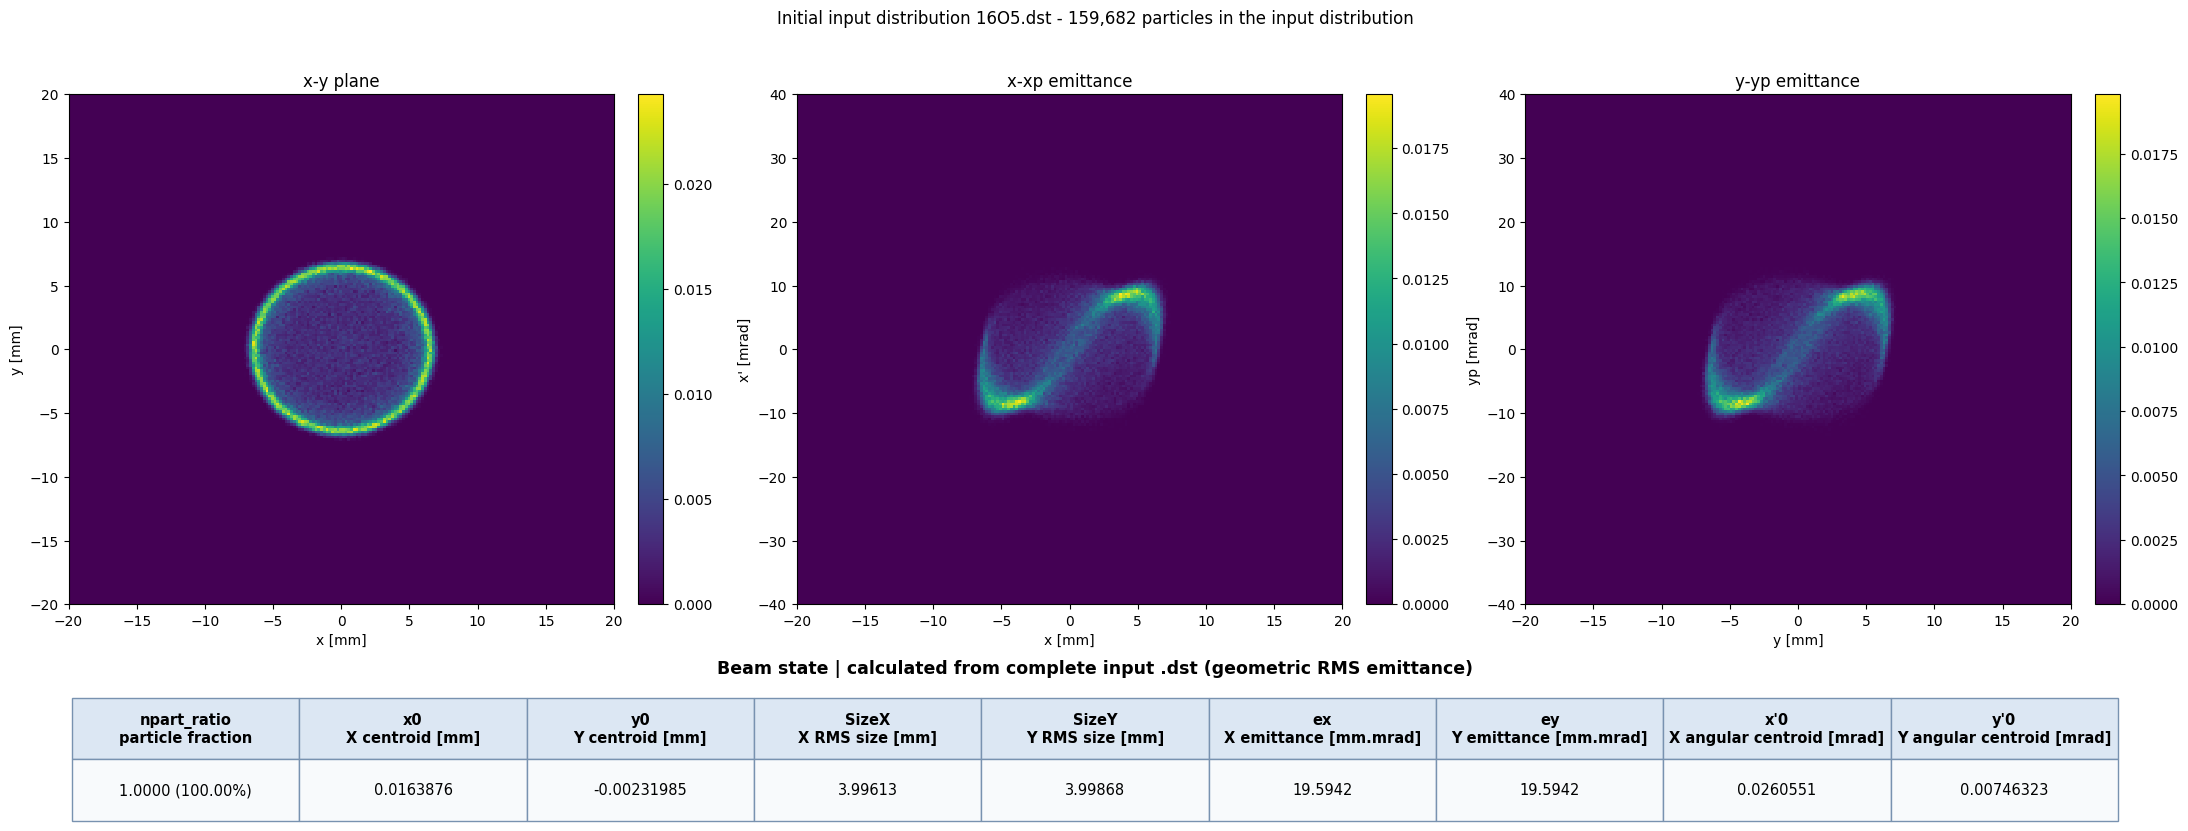
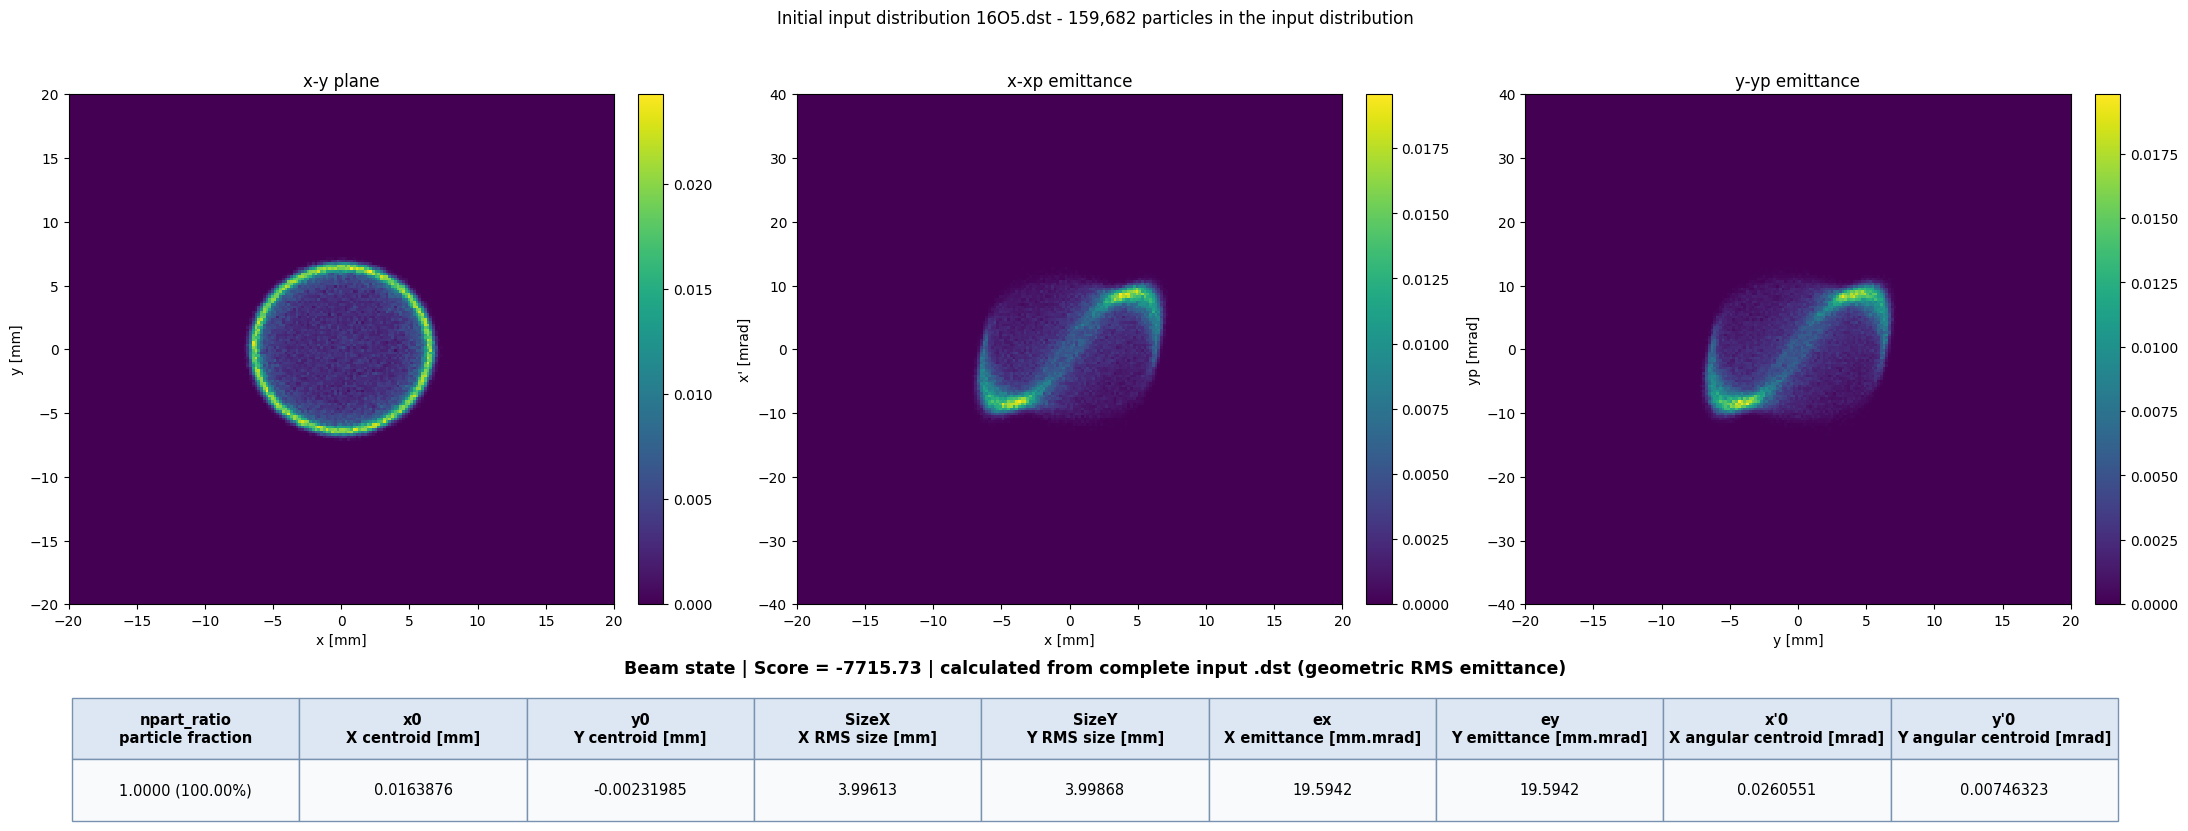
Unified diff of the notebook cell whose output changed from the first chart to the second:
--- before
+++ after
@@ -2,25 +2,4 @@
 # Input/output use readable endpoint titles; intermediate snapshots use their calc filename.
 saved_distribution_figures = []
-
-FEATURE_UNITS = {
-    'npart_ratio': '',
-    'x0': 'mm', 'y0': 'mm', 'SizeX': 'mm', 'SizeY': 'mm',
-    'ex': 'mm.mrad', 'ey': 'mm.mrad', "x'0": 'mrad', "y'0": 'mrad',
-}
-
-FEATURE_TABLE_HEADERS = {
-    'npart_ratio': 'npart_ratio\nparticle fraction',
-    'x0': 'x0\nX centroid [mm]', 'y0': 'y0\nY centroid [mm]',
-    'SizeX': 'SizeX\nX RMS size [mm]', 'SizeY': 'SizeY\nY RMS size [mm]',
-    'ex': 'ex\nX emittance [mm.mrad]', 'ey': 'ey\nY emittance [mm.mrad]',
-    "x'0": "x'0\nX angular centroid [mrad]",
-    "y'0": "y'0\nY angular centroid [mrad]",
-}
-
-
-def format_state_value(feature, value):
-    if feature == 'npart_ratio':
-        return f'{value:.4f} ({value * 100:.2f}%)'
-    return f'{value:.6g}'
 
 for i, item in enumerate(distributions):
@@ -33,40 +12,19 @@
 
     save_path = IMAGE_OUTPUT_DIR / f"distribution_{i:02d}_{safe_filename(item['filename'])}.png"
-    fig = plot_tracewin_distribution(
+    fig = plot_tracewin_distribution_with_state(
         item['distribution'],
+        item['state_features'],
+        item['score'],
+        state_source=item['state_source'],
         title=f"{item['title']} - {subtitle}",
         figure_name=f"TraceWin distribution - {item['filename']}",
         bins=200,
-        xy_range_mm= 20, #TUBE_RADIUS_MM
-        angle_range_mrad= 40, #PLOT_ANGLE_RANGE_MRAD
-        aperture_radius_mm= None,
+        xy_range_mm=20,
+        angle_range_mrad=40,
+        aperture_radius_mm=None,
         figsize=(22, 8.5),
-        save_path=None,
+        save_path=save_path,
         show=False,
     )
-    fig.subplots_adjust(bottom=0.28, top=0.88)
-    fig.text(
-        0.5, 0.205, f"Beam state | {item['state_source']}",
-        ha='center', va='center', fontsize=12.5, fontweight='bold',
-    )
-    state_axis = fig.add_axes([0.035, 0.025, 0.93, 0.145])
-    state_axis.axis('off')
-    headers = [FEATURE_TABLE_HEADERS[feature] for feature in BEAM_STATE_FEATURES]
-    values = [
-        format_state_value(feature, item['state_features'][feature])
-        for feature in BEAM_STATE_FEATURES
-    ]
-    state_table = state_axis.table(
-        cellText=[headers, values], cellLoc='center', loc='center', bbox=[0, 0, 1, 1],
-    )
-    state_table.auto_set_font_size(False)
-    state_table.set_fontsize(10.5)
-    for (row, column), cell in state_table.get_celld().items():
-        cell.set_edgecolor('#7892b0')
-        cell.set_linewidth(1.0)
-        cell.set_facecolor('#dce7f3' if row == 0 else '#f8fafc')
-        if row == 0:
-            cell.set_text_props(fontweight='bold')
-    fig.savefig(save_path, dpi=160, bbox_inches='tight')
     plt.show()
     saved_distribution_figures.append(save_path)

Commit: ok visualization distribution, ok pamaters markers